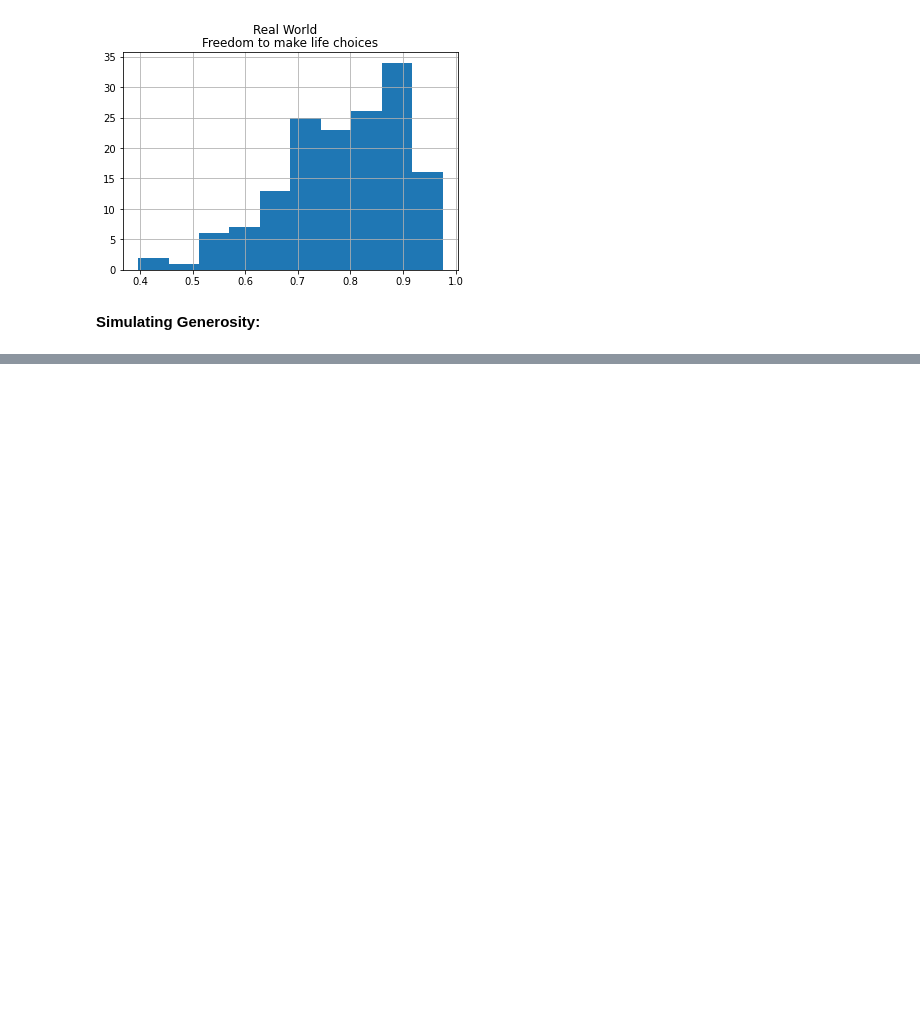
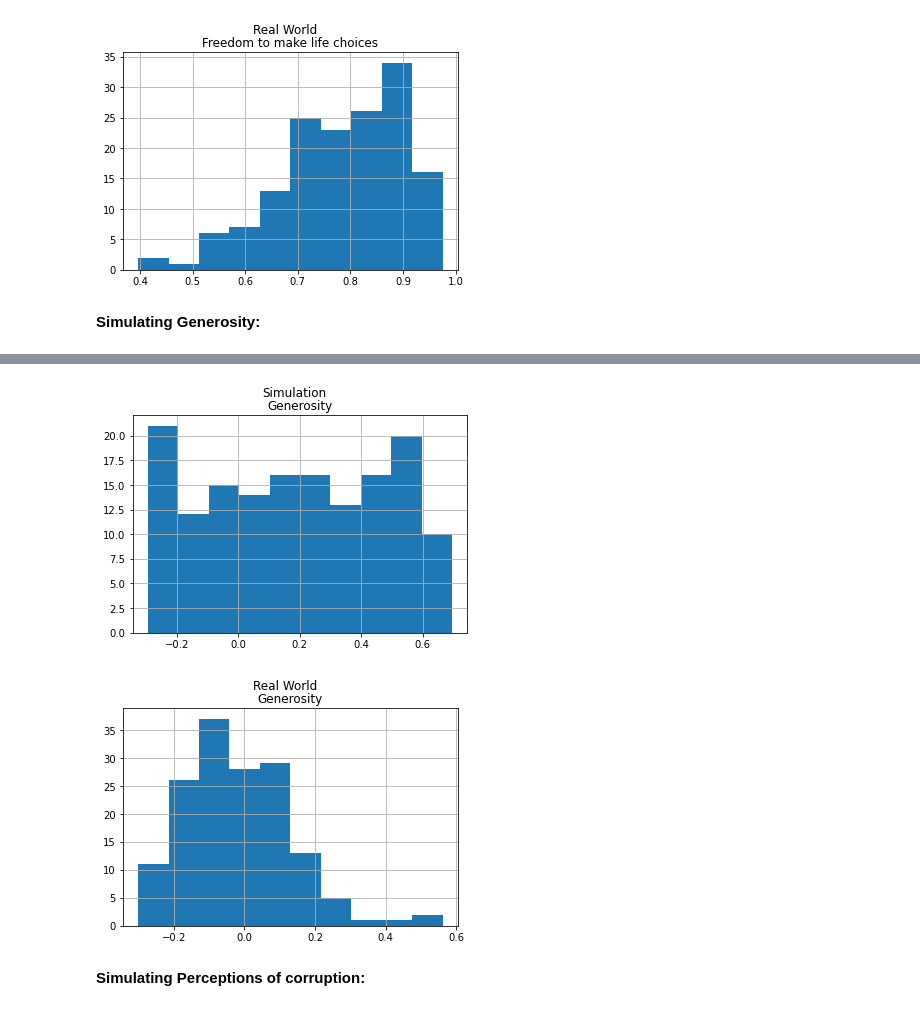
Before and after one commit to radekv23/rwp, a Jupyter notebook: WHR.ipynb, the cells around one changed output, grey strips where cells are left out. Drawn from its saved outputs; the diff is of its cells as text; code cells hidden in the pictures; blank space fills up the shorter version.

Commit message:
Generosity simulation

```diff
--- a/WHR.ipynb
+++ b/WHR.ipynb
@@ -328,3 +319,6 @@ plt.show()
 [figure]
 # %% [markdown]
 **Simulating Generosity:**
+# %%
+generosity = np.random.random_sample((153)) - 0.3
+sim['Generosity'] = generosity
@@ -330,0 +341,12 @@ plt.show()
+# %%
+sim.hist(column='Generosity')
+pl.suptitle("Simulation")
+plt.show
+whr20.hist(column='Generosity')
+pl.suptitle("Real World")
+plt.show()
+# %% [output]
+[figure, added]
+[figure, added]
+# %% [markdown]
+**Simulating Perceptions of corruption:**
```
Also changed, not shown: parts of 12 cells of this notebook.
